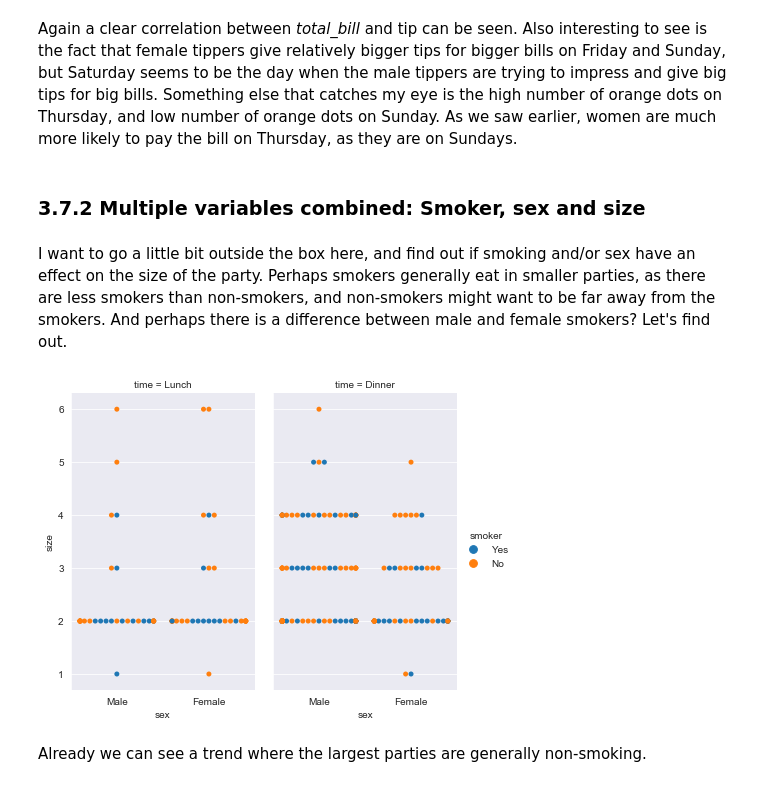
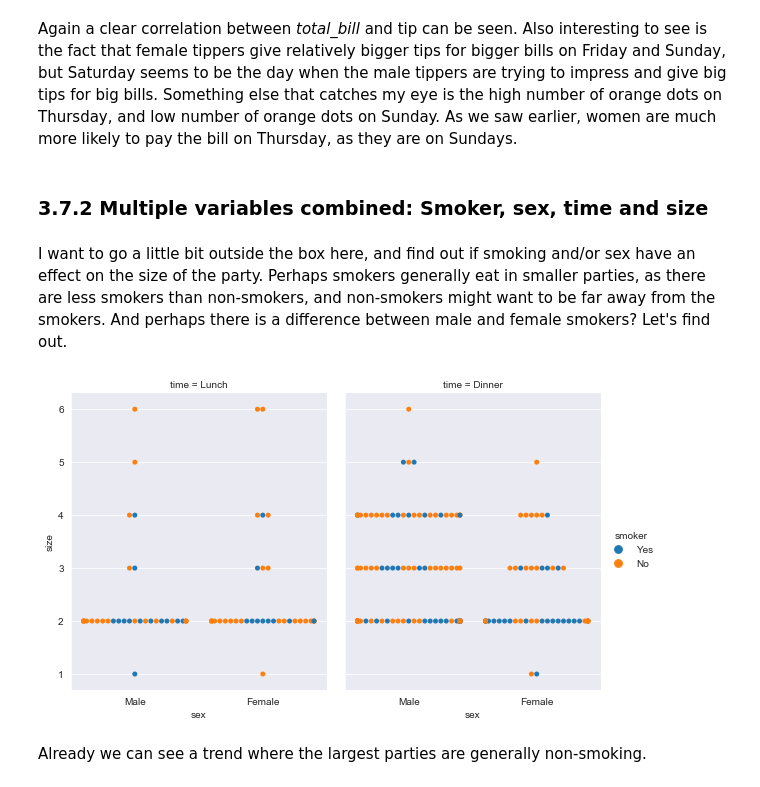
Before and after one commit to Ardvb/FODAProject2019, a Jupyter notebook: FODA Assessment 2019.ipynb, the cells around one changed output. Saved outputs shown, nothing was run; the diff lists cells and outputs as text; code cells hidden in the pictures.

```diff
--- a/FODA Assessment 2019.ipynb
+++ b/FODA Assessment 2019.ipynb
@@ -897,15 +941,17 @@ sns.lmplot(x="total_bill",y="tip", data= tips, col="day", col_wrap=2, hue="sex",
 # %% [markdown]
 Again a clear correlation between <em>total_bill</em> and tip can be seen. Also interesting to see is the fact that female tippers give relatively bigger tips for bigger bills on Friday and Sunday, but Saturday seems to be the day when the male tippers are trying to impress and give big tips for big bills. Something else that catches my eye is the high number of orange dots on Thursday, and low number of orange dots on Sunday. As we saw earlier, women are much more likely to pay the bill on Thursday, as they are on Sundays.
 # %% [markdown]
-### 3.7.2 Multiple variables combined: Smoker, sex and size
+### 3.7.2 Multiple variables combined: Smoker, sex, time and size
 # %% [markdown]
 I want to go a little bit outside the box here, and find out if smoking and/or sex have an effect on the size of the party. Perhaps smokers generally eat in smaller parties, as there are less smokers than non-smokers, and non-smokers might want to be far away from the smokers. And perhaps there is a difference between male and female smokers? Let's find out.
 # %%
+# Plot 2 swarmplot for lunch and dinner,  to show relationship between sex, smoking and size
 sns.catplot(x="sex", y="size", hue="smoker",
-            col="time", aspect=.6,
-            kind="swarm", data=tips); # https://seaborn.pydata.org/tutorial/categorical.html
+            col="time", aspect=.8,
+            kind="swarm", data=tips); # create a different plot per column 'time', and the aspect variable determines the width of figure.
+# I used this site to learn more about plotting 2 swarmplot side by side: https://seaborn.pydata.org/tutorial/categorical.html
 # %% [output]
-[figure, old version]
+[figure, new version]
 # %% [markdown]
 Already we can see a trend where the largest parties are generally non-smoking.
 # %%
```
Also changed, not shown: parts of 37 cells of this notebook.
